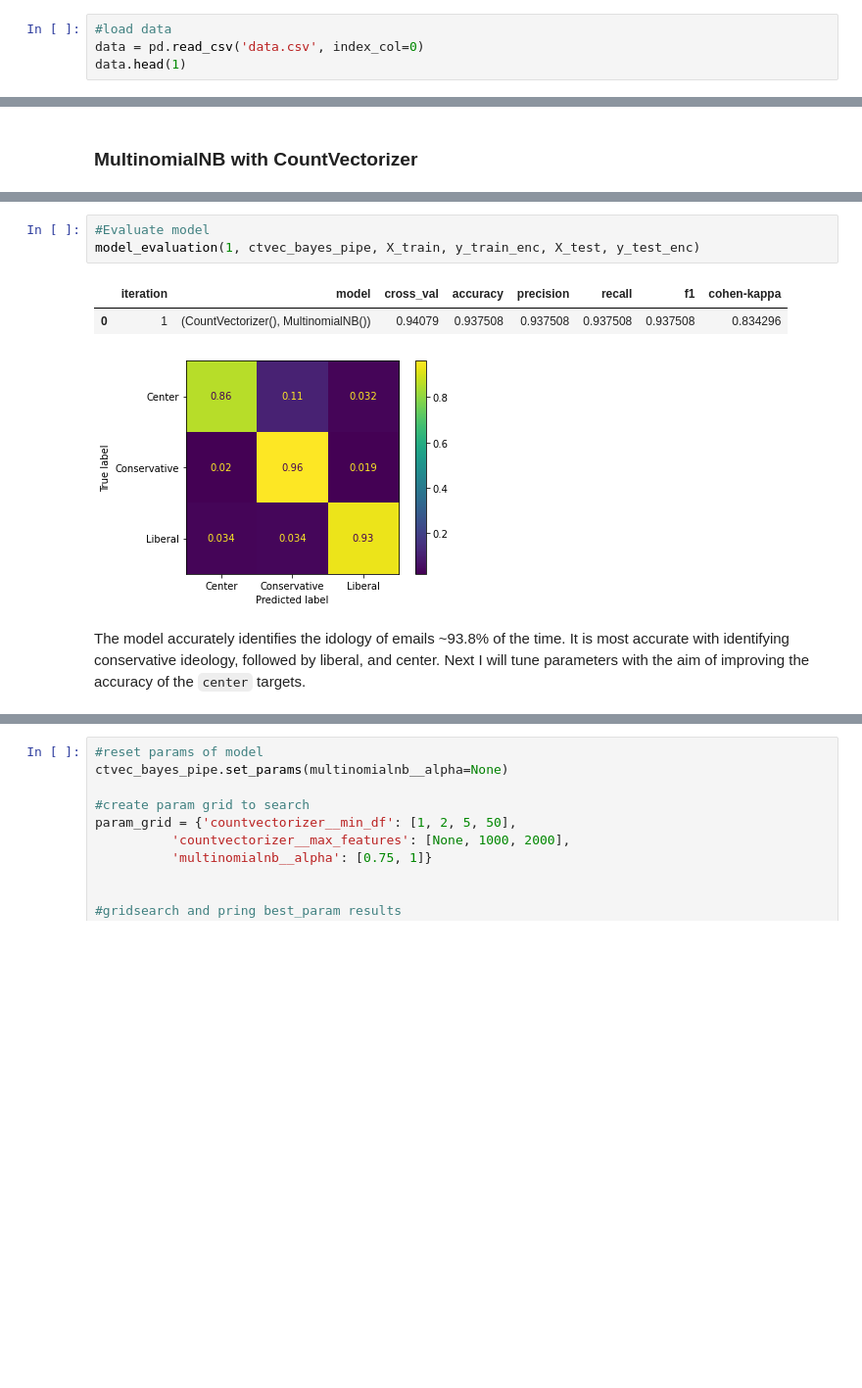
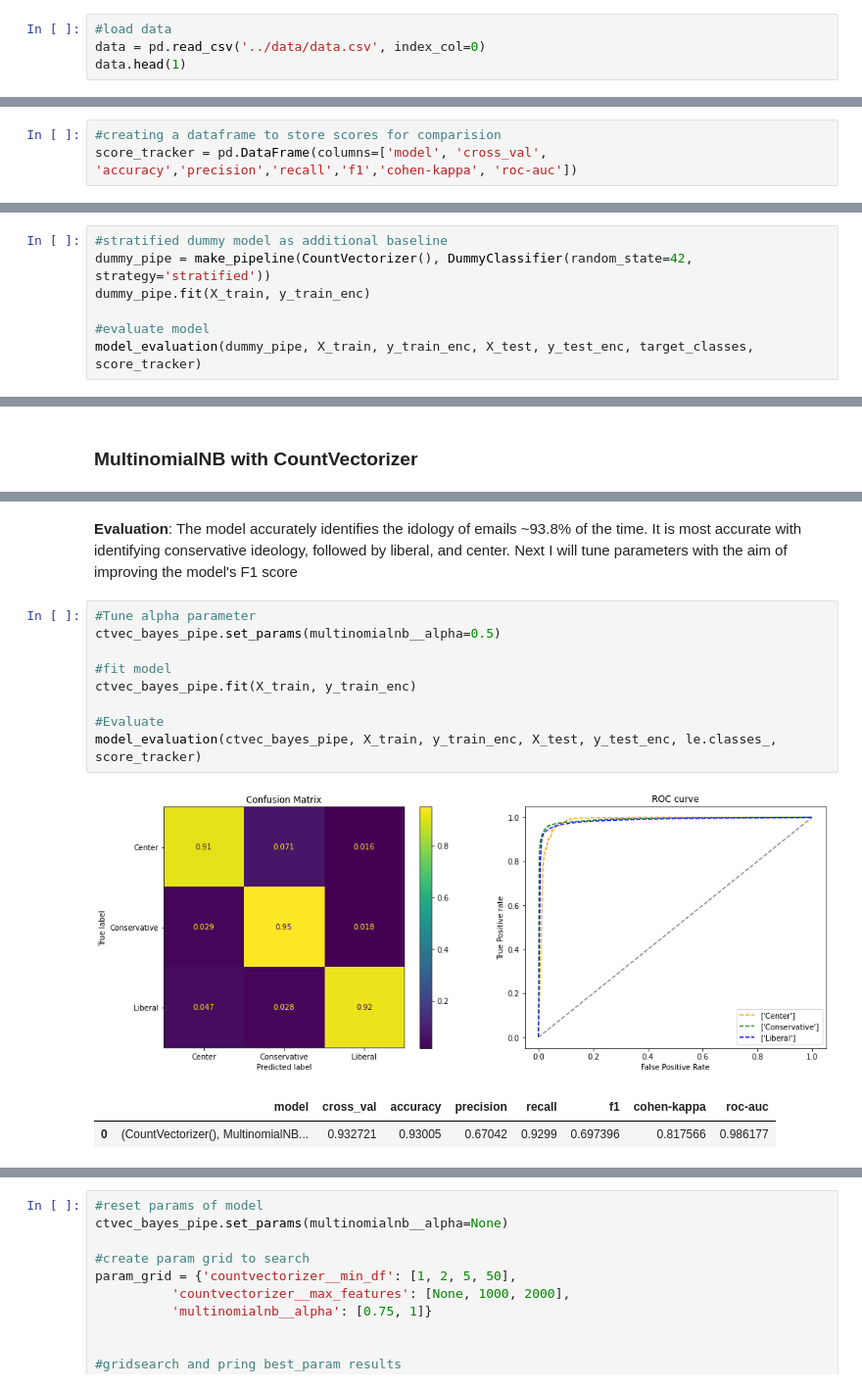
Before and after one commit to CGPinDC/PoliticalPartyPredictionFromEmail, a Jupyter notebook: notebooks/Notebook4_Modeling.ipynb, the cells around one changed output, grey strips where cells are left out. Shown: that part at 98% size. Cells and saved outputs as stored; diff of their text form; blank space fills up the shorter version.

Commit message:
Fix evaluate functions

```diff
--- a/notebooks/Notebook4_Modeling.ipynb
+++ b/notebooks/Notebook4_Modeling.ipynb
@@ -7,6 +113,6 @@ import matplotlib.pyplot as plt
 # %%
 #load data
-data = pd.read_csv('data.csv', index_col=0)
+data = pd.read_csv('../data/data.csv', index_col=0)
 data.head(1)
 # %% [output]
 |  | text | target |
@@ -41,4 +144,7 @@ y_train_enc= le.fit_transform(y_train)
 y_test_enc= le.transform(y_test)
 
 target_classes = le.classes_
+# %%
+#creating a dataframe to store scores for comparision
+score_tracker = pd.DataFrame(columns=['model', 'cross_val', 'accuracy','precision','recall','f1','cohen-kappa', 'roc-auc'])
 # %% [markdown]
@@ -121,0 +162,7 @@ def evaluaton_tracker(scores_df):
+# %%
+#stratified dummy model as additional baseline
+dummy_pipe = make_pipeline(CountVectorizer(), DummyClassifier(random_state=42, strategy='stratified'))
+dummy_pipe.fit(X_train, y_train_enc)
+
+#evaluate model
+model_evaluation(dummy_pipe, X_train, y_train_enc, X_test, y_test_enc, target_classes, score_tracker)
@@ -134,9 +189,15 @@ Pipeline(steps=[('countvectorizer', CountVectorizer()),
+# %% [markdown]
+**Evaluation**: The model accurately identifies the idology of emails ~93.8% of the time. It is most accurate with identifying conservative ideology, followed by liberal, and center. Next I will tune parameters with the aim of improving the model's F1 score
 # %%
-#Evaluate model
-model_evaluation(1, ctvec_bayes_pipe, X_train, y_train_enc, X_test, y_test_enc)
+#Tune alpha parameter
+ctvec_bayes_pipe.set_params(multinomialnb__alpha=0.5)
+
+#fit model
+ctvec_bayes_pipe.fit(X_train, y_train_enc)
+
+#Evaluate
+model_evaluation(ctvec_bayes_pipe, X_train, y_train_enc, X_test, y_test_enc, le.classes_, score_tracker)
 # %% [output]
+[figure, new version]
-|  | iteration | model | cross_val | accuracy | precision | recall | f1 | cohen-kappa |
-| 0 | 1 | (CountVectorizer(), MultinomialNB()) | 0.94079 | 0.937508 | 0.937508 | 0.937508 | 0.937508 | 0.834296 |
+|  | model | cross_val | accuracy | precision | recall | f1 | cohen-kappa | roc-auc |
+| 0 | (CountVectorizer(), MultinomialNB... | 0.932721 | 0.93005 | 0.67042 | 0.9299 | 0.697396 | 0.817566 | 0.986177 |
-[figure, old version]
-# %% [markdown]
-The model accurately identifies the idology of emails ~93.8% of the time. It is most accurate with identifying conservative ideology, followed by liberal, and center. Next I will tune parameters with the aim of improving the accuracy of the `center` targets.
```
Also changed, not shown: parts of 46 cells of this notebook.
